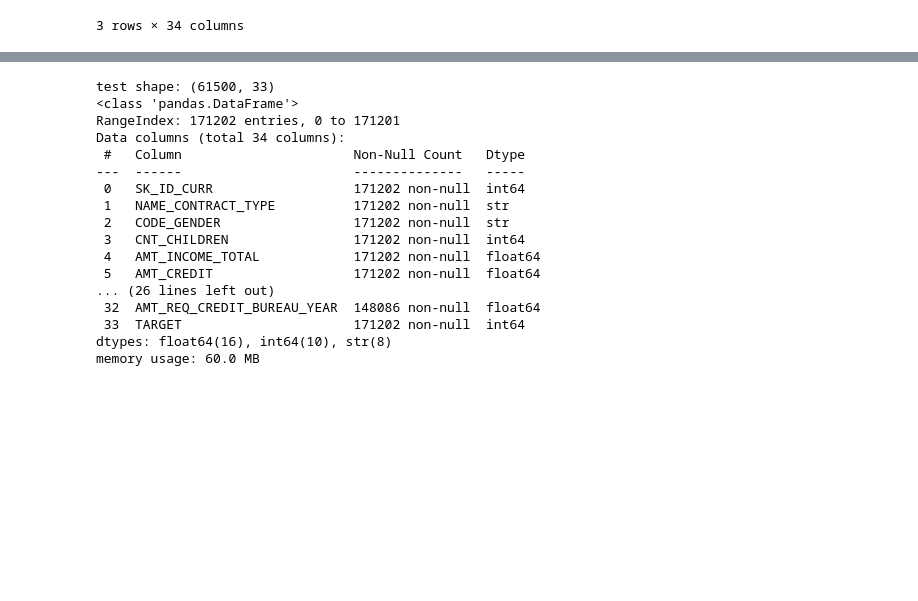
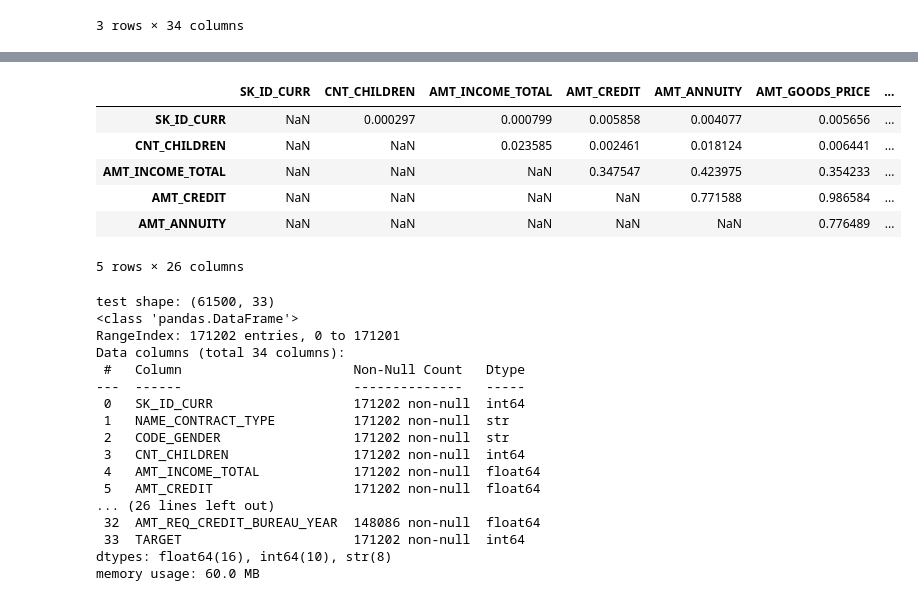
Before and after one commit to john90921/loan_model_prediction, a Jupyter notebook: tutorial.ipynb, the cells around one changed output, grey strips where cells are left out. Saved outputs shown, nothing was run; the diff lists cells and outputs as text; code cells hidden in the pictures; blank space fills up the shorter version.

```diff
--- a/tutorial.ipynb
+++ b/tutorial.ipynb
@@ -105,3 +127,14 @@ train shape: (171202, 34)
+# %%
+upper = corr_matrix.where(np.triu(np.ones(corr_matrix.shape), k=1).astype(np.bool))
+upper.head()
+# %% [output]
+|  | SK_ID_CURR | CNT_CHILDREN | AMT_INCOME_TOTAL | AMT_CREDIT | AMT_ANNUITY | AMT_GOODS_PRICE | ... |
+| SK_ID_CURR | NaN | 0.000297 | 0.000799 | 0.005858 | 0.004077 | 0.005656 | ... |
+| CNT_CHILDREN | NaN | NaN | 0.023585 | 0.002461 | 0.018124 | 0.006441 | ... |
+| AMT_INCOME_TOTAL | NaN | NaN | NaN | 0.347547 | 0.423975 | 0.354233 | ... |
+| AMT_CREDIT | NaN | NaN | NaN | NaN | 0.771588 | 0.986584 | ... |
+| AMT_ANNUITY | NaN | NaN | NaN | NaN | NaN | 0.776489 | ... |
+5 rows × 26 columns
 # %%
 # Check test data
 print(f"test shape: {test.shape}")
```
Also changed, not shown: parts of 13 cells of this notebook, 2 other files.
